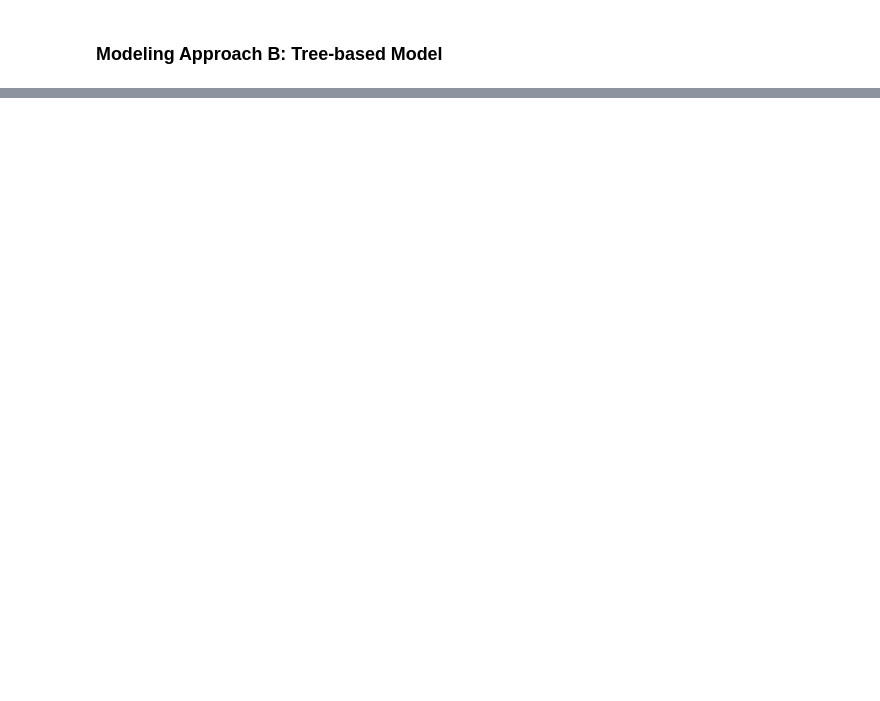
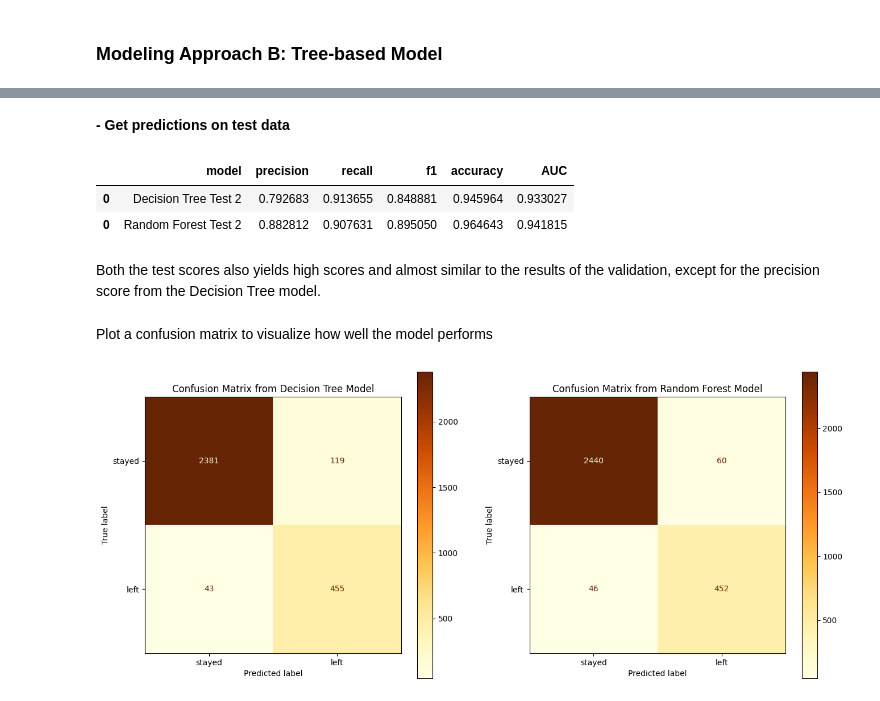
Before and after one commit to ryanlacsamana/Sailfort-Motors-Capstone-Project, a Jupyter notebook: Sailfort-Motors-Capstone.ipynb, the cells around one changed output, grey strips where cells are left out. Cells and saved outputs as stored; diff of their text form; code cells hidden in the pictures; blank space fills up the shorter version.

Commit message:
Added Decision Trees, Conclusions, Recommendations

```diff
--- a/Sailfort-Motors-Capstone.ipynb
+++ b/Sailfort-Motors-Capstone.ipynb
@@ -660,0 +1044,21 @@ The model values of precision, recall, and f1-score of **`0.44`, `0.26`,** and *
+# %%
+## Instantiate model
+rf = RandomForestClassifier(random_state=0)
+
+## Assign a dictionary of hyperparamaters
+cv_params = {'max_depth':[3,5,None],
+             'max_features':[1.0],
+             'max_samples':[0.7,1.0],
+             'min_samples_leaf':[1,2,3],
+             'min_samples_split':[2,3,4],
+             'n_estimators':[300,500]
+             }
+
+## Assign scoring metrics
+scoring = ('accuracy','recall','precision','f1','roc_auc')
+
+## Instantiate GridSearch
+rf2 = GridSearchCV(rf, cv_params, scoring=scoring, cv=4, refit='roc_auc')
+# %%
+%%time
+rf2.fit(X_train, y_train)
@@ -660,0 +1118,42 @@ The model values of precision, recall, and f1-score of **`0.44`, `0.26`,** and *
+# %% [markdown]
+**- Get predictions on test data**
+# %%
+rf2_test_scores = get_scores('Random Forest Test 2', rf2, X_test, y_test)
+
+tree2_test_scores = get_scores('Decision Tree Test 2', tree2, X_test, y_test)
+test2_prediction_results = pd.concat([tree2_test_scores, rf2_test_scores], axis=0)
+test2_prediction_results
+# %% [output]
+|  | model | precision | recall | f1 | accuracy | AUC |
+| 0 | Decision Tree Test 2 | 0.792683 | 0.913655 | 0.848881 | 0.945964 | 0.933027 |
+| 0 | Random Forest Test 2 | 0.882812 | 0.907631 | 0.895050 | 0.964643 | 0.941815 |
+# %% [markdown]
+Both the test scores also yields high scores and almost similar to the results of the validation, except for the precision score from the Decision Tree model.
+# %% [markdown]
+Plot a confusion matrix to visualize how well the model performs
+# %%
+fig, ax = plt.subplots(1,2, figsize=(16,7))
+
+## CONFUSION MATRIX FROM DECISION TREE MODEL
+## Generate array of values for confusion matrix
+preds = tree2.best_estimator_.predict(X_test)
+cm = confusion_matrix(y_test, preds, labels=rf2.classes_)
+
+## Plot confusion matrix
+disp = ConfusionMatrixDisplay(confusion_matrix=cm, display_labels=['stayed','left'])
+disp.plot(values_format='', cmap='YlOrBr', ax=ax[0])
+ax[0].set_title("Confusion Matrix from Decision Tree Model")
+
+## CONFUSION MATRIX FROM RANDOM FOREST MODEL
+## Generate array of values for confusion matrix
+preds = rf2.best_estimator_.predict(X_test)
+cm = confusion_matrix(y_test, preds, labels=rf2.classes_)
+
+## Plot confusion matrix
+disp = ConfusionMatrixDisplay(confusion_matrix=cm, display_labels=['stayed','left'])
+disp.plot(values_format='', cmap='YlOrBr', ax=ax[1])
+ax[1].set_title("Confusion Matrix from Random Forest Model")
+
+plt.show()
+# %% [output]
+[figure, added]
```
Also changed, not shown: parts of 80 cells of this notebook.
